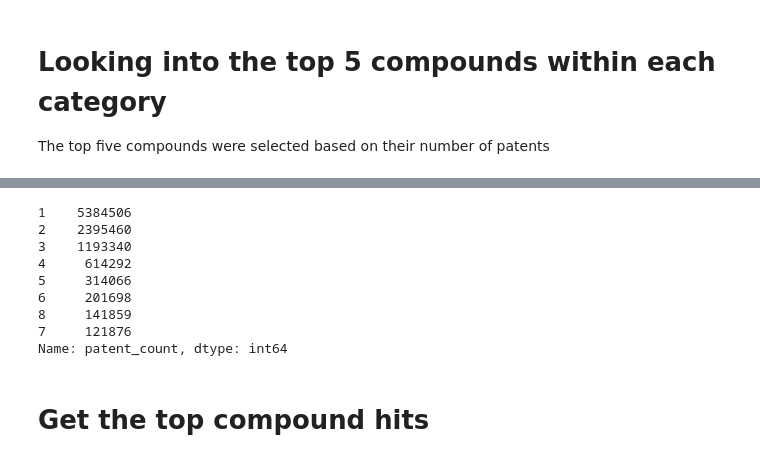
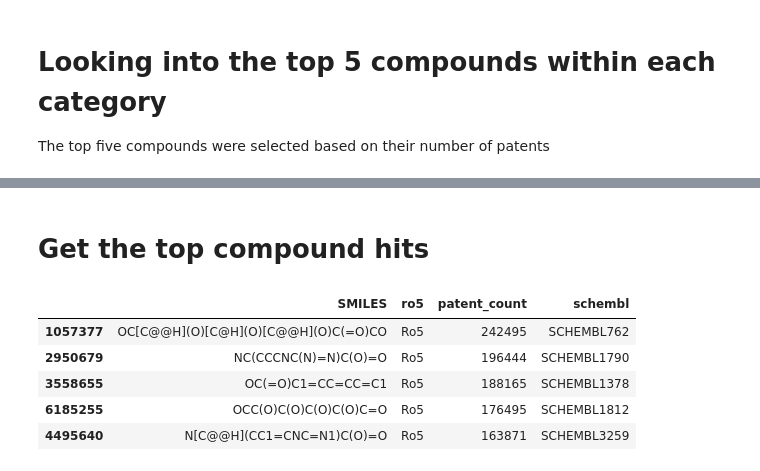
Before and after one commit to Fraunhofer-ITMP/patent-clinical-candidate-characteristics, a Jupyter notebook: notebooks/3_3_1_ro5_overview.ipynb, the cells around one changed output, grey strips where cells are left out. Cells and saved outputs as stored; diff of their text form; code cells hidden in the pictures.

```diff
--- a/notebooks/3_3_1_ro5_overview.ipynb
+++ b/notebooks/3_3_1_ro5_overview.ipynb
@@ -184,15 +268,3 @@ subset_df.head()
-# %%
-subset_df["patent_count"].value_counts()
-# %% [output]
-1    5384506
-2    2395460
-3    1193340
-4     614292
-5     314066
-6     201698
-8     141859
-7     121876
-Name: patent_count, dtype: int64
 # %% [markdown]
 # Get the top compound hits
 # %%
@@ -207,4 +280,13 @@ for idx, mol in enumerate(mols):
     Draw.MolToFile(mol, f"{FIGURE_DIR}/ro5_mol{idx}.png", size=(600, 600))
+# %%
+k
+# %% [output]
+|  | SMILES | ro5 | patent_count | schembl |
+| 1057377 | OC[C@@H](O)[C@H](O)[C@@H](O)C(=O)CO | Ro5 | 242495 | SCHEMBL762 |
+| 2950679 | NC(CCCNC(N)=N)C(O)=O | Ro5 | 196444 | SCHEMBL1790 |
+| 3558655 | OC(=O)C1=CC=CC=C1 | Ro5 | 188165 | SCHEMBL1378 |
+| 6185255 | OCC(O)C(O)C(O)C(O)C=O | Ro5 | 176495 | SCHEMBL1812 |
+| 4495640 | N[C@@H](CC1=CNC=N1)C(O)=O | Ro5 | 163871 | SCHEMBL3259 |
 # %%
 m = (
     subset_df[subset_df["ro5"] == "bRo5"]
```
Also changed, not shown: parts of 40 cells of this notebook.
